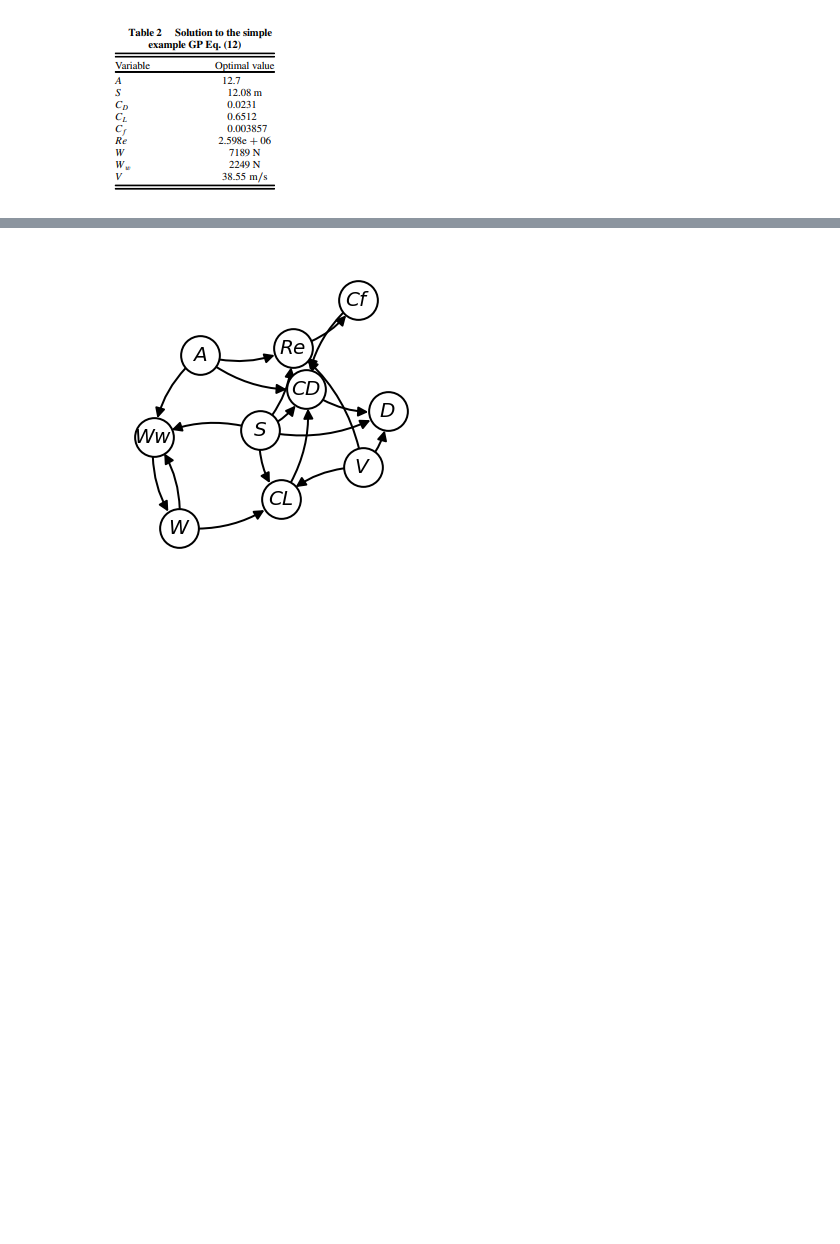
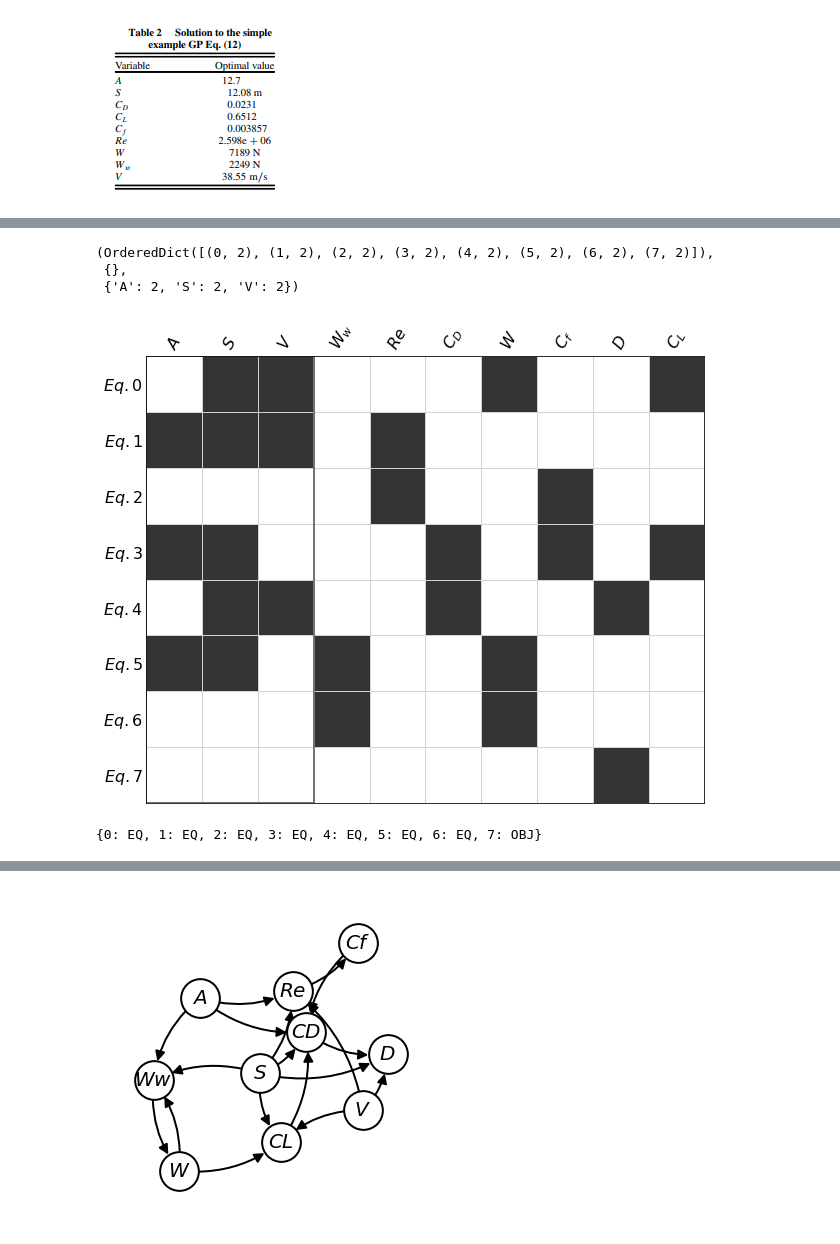
Before and after one commit to norheim/minimdo, a Jupyter notebook: applications/aero/app_miniac.ipynb, the cells around one changed output, grey strips where cells are left out. Drawn from its saved outputs; the diff is of its cells as text; code cells hidden in the pictures; blank space fills up the shorter version.

```diff
--- a/applications/satellite/app_miniac.ipynb
+++ b/applications/aero/app_miniac.ipynb
@@ -110,0 +72,2 @@ f7 = (CL, 2*W/(rho*V**2*S))
+# %%
+P = problem(D, [], [Aero, Struct], flatten=True)
@@ -110,0 +79,18 @@ f7 = (CL, 2*W/(rho*V**2*S))
+# %%
+#P = AeroStruct
+edges = edges_from_components(P.components)
+tree = P.Ftree, P.Stree, {'A': 2, 'S':2, 'V':2} # <- this needs to be fixed
+# %%
+tree
+# %% [output]
+(OrderedDict([(0, 2), (1, 2), (2, 2), (3, 2), (4, 2), (5, 2), (6, 2), (7, 2)]),
+ {},
+ {'A': 2, 'S': 2, 'V': 2})
+# %%
+from collections import namedtuple
+from itertools import chain
+from modeling.api import edges_no_param
+Model = namedtuple('Model', 'idmapping')
+render_incidence(edges_no_param(Model({str(v): v for v in chain(P.projected, P.independent)}), edges), tree, rawvarname=True, figsize=(10, 10), diagonalgray=False, hideticks=True);
+# %% [output]
+[figure, added]
@@ -110,0 +107,4 @@ f7 = (CL, 2*W/(rho*V**2*S))
+# %%
+comp_options
+# %% [output]
+{0: EQ, 1: EQ, 2: EQ, 3: EQ, 4: EQ, 5: EQ, 6: EQ, 7: OBJ}
```
Also changed, not shown: parts of 25 cells of this notebook, 26 other files.
